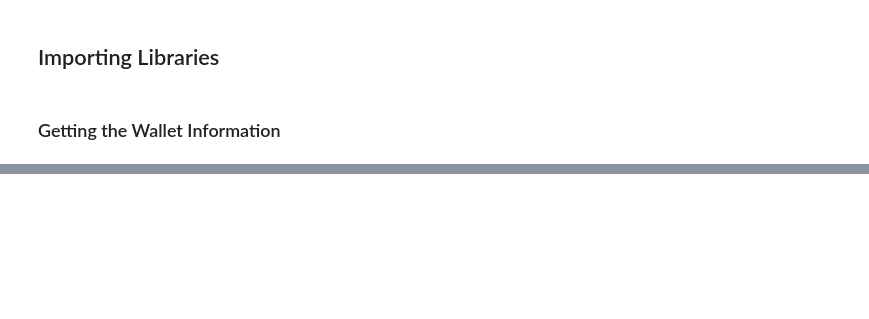
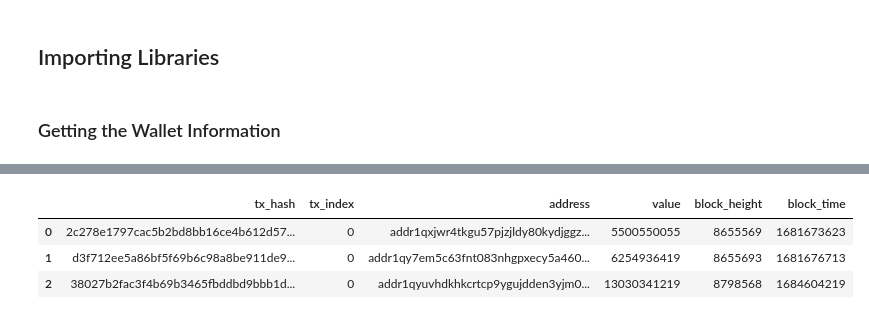
Before and after one commit to parshvadaftari/Cardano_Analysis, a Jupyter notebook: KOIOS_Data_pull/UTxO_Investigation.ipynb, the cells around one changed output, grey strips where cells are left out. Saved outputs shown, nothing was run; the diff lists cells and outputs as text; code cells hidden in the pictures; blank space fills up the shorter version.

```diff
--- a/KOIOS_Data_pull/UTxO_Investigation.ipynb
+++ b/KOIOS_Data_pull/UTxO_Investigation.ipynb
@@ -69,0 +97,10 @@ AttributeError: 'list' object has no attribute 'head'
+# %%
+url = url_base + 'account_utxos?_stake_address=' + df['id'][1768]
+abc = koios_api_pull(url)
+# %%
+abc
+# %% [output]
+|  | tx_hash | tx_index | address | value | block_height | block_time |
+| 0 | 2c278e1797cac5b2bd8bb16ce4b612d57... | 0 | addr1qxjwr4tkgu57pjzjldy80kydjggz... | 5500550055 | 8655569 | 1681673623 |
+| 1 | d3f712ee5a86bf5f69b6c98a8be911de9... | 0 | addr1qy7em5c63fnt083nhgpxecy5a460... | 6254936419 | 8655693 | 1681676713 |
+| 2 | 38027b2fac3f4b69b3465fbddbd9bbb1d... | 0 | addr1qyuvhdkhkcrtcp9ygujdden3yjm0... | 13030341219 | 8798568 | 1684604219 |
```
Also changed, not shown: parts of 10 cells of this notebook.
